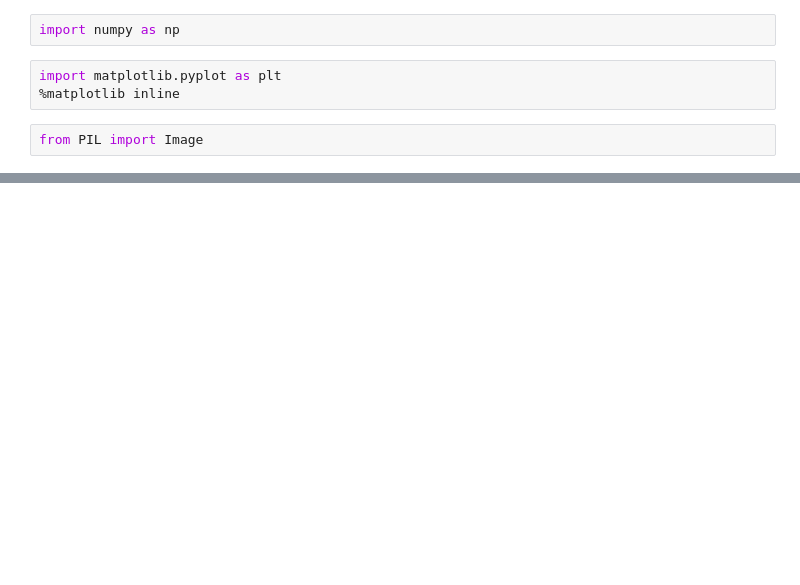
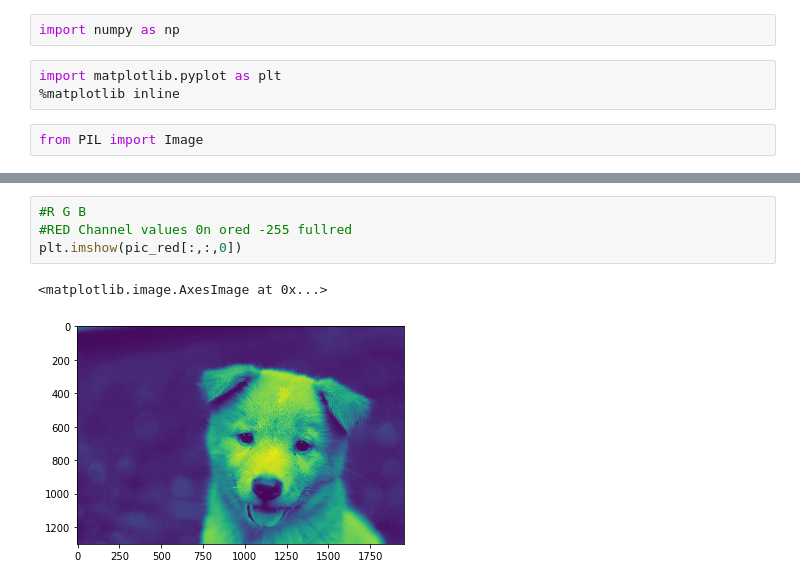
Before and after one commit to KevinThelly/OpenCV-and-Deep-Learning, a Jupyter notebook: Images and NumPy .ipynb, the cells around one changed output, grey strips where cells are left out. Drawn from its saved outputs; the diff is of its cells as text; blank space fills up the shorter version.

```diff
--- a/Images and NumPy .ipynb
+++ b/Images and NumPy .ipynb
@@ -11,0 +33,7 @@ AttributeError: 'str' object has no attribute 'read'
+# %%
+#R G B
+#RED Channel values 0n ored -255 fullred
+plt.imshow(pic_red[:,:,0])
+# %% [output]
+<matplotlib.image.AxesImage at 0x...>
+[figure, added]
```
Also changed, not shown: parts of 12 cells of this notebook.
